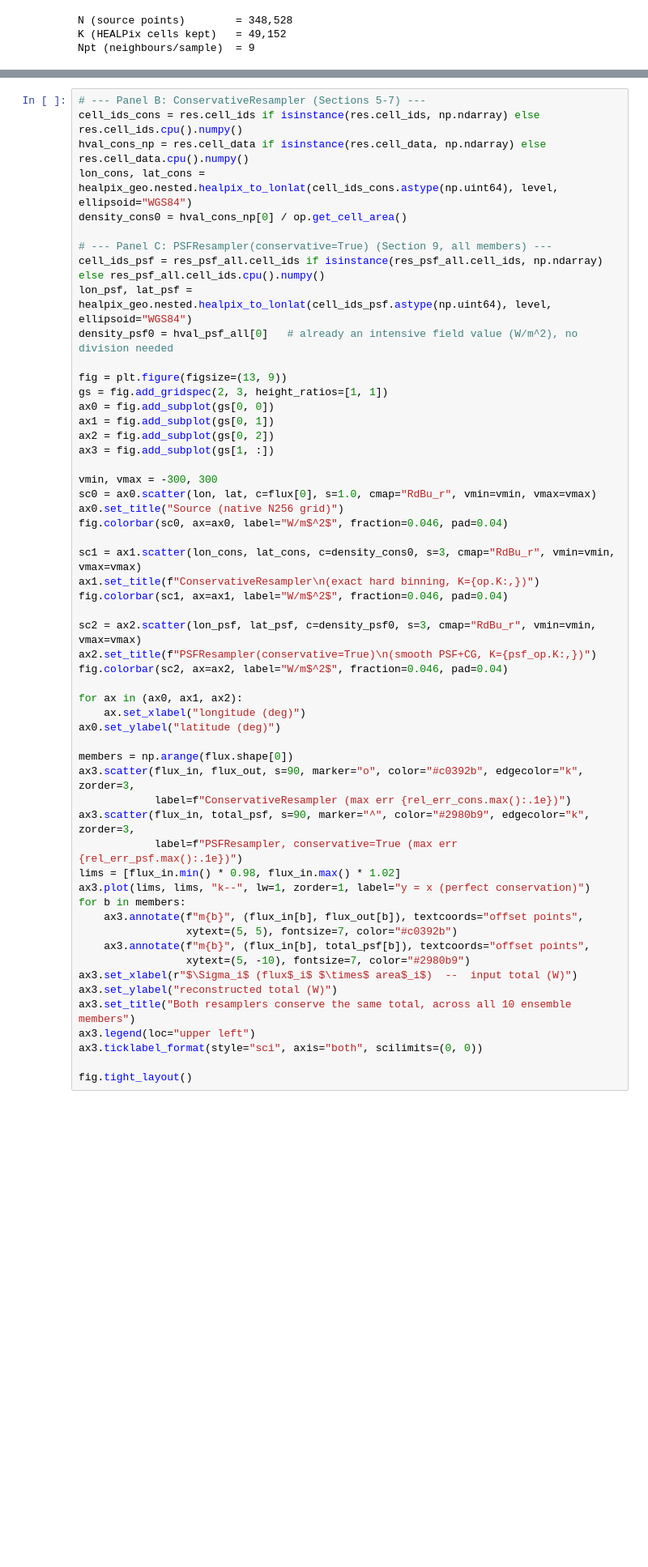
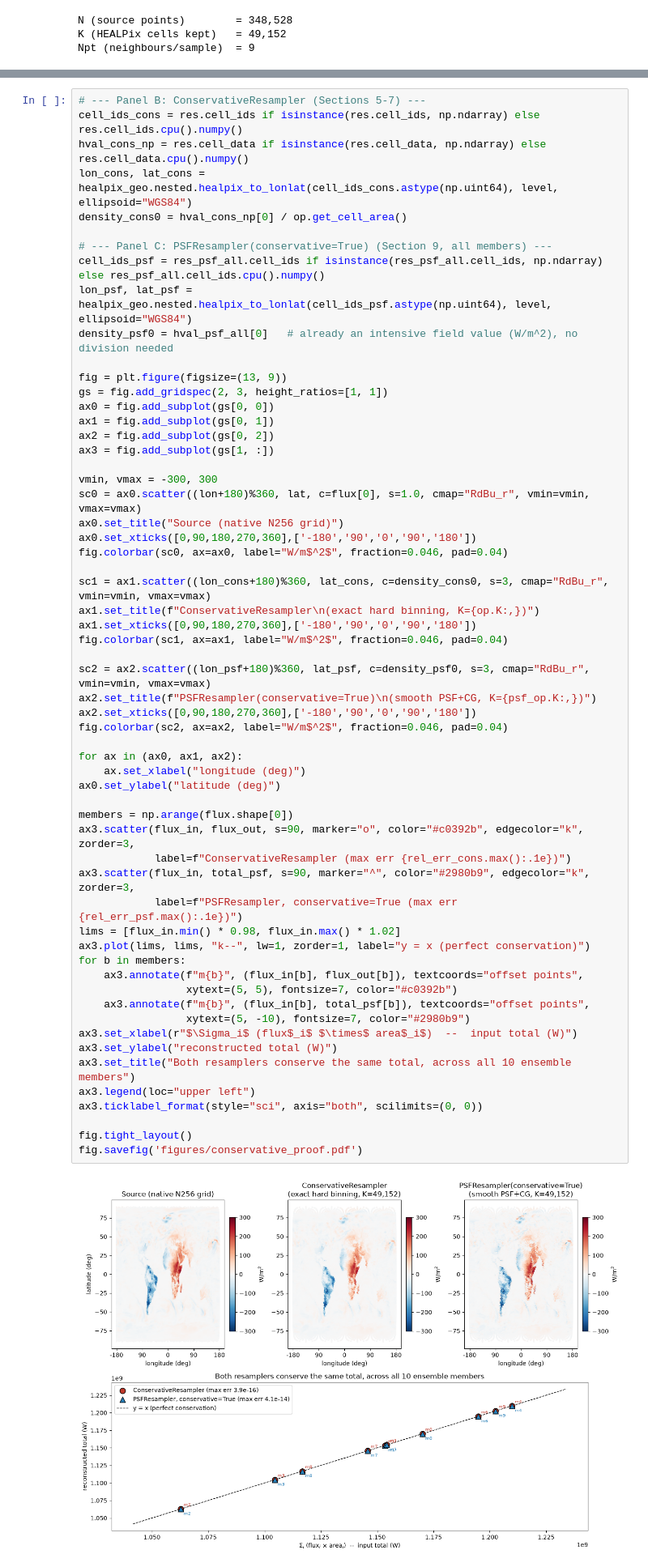
Before and after one commit to GRID4EARTH/healpix-resample, a Jupyter notebook: notebooks/conservative_flux_ERA5.ipynb, the cells around one changed output, grey strips where cells are left out. Shown at 81% size. Drawn from its saved outputs; the diff is of its cells as text; blank space fills up the shorter version.

```diff
--- a/notebooks/conservative_flux_ERA5.ipynb
+++ b/notebooks/conservative_flux_ERA5.ipynb
@@ -595,41 +613,47 @@ ax2 = fig.add_subplot(gs[0, 2])
 ax3 = fig.add_subplot(gs[1, :])
 
 vmin, vmax = -300, 300
-sc0 = ax0.scatter(lon, lat, c=flux[0], s=1.0, cmap="RdBu_r", vmin=vmin, vmax=vmax)
+sc0 = ax0.scatter((lon+180)%360, lat, c=flux[0], s=1.0, cmap="RdBu_r", vmin=vmin, vmax=vmax)
 ax0.set_title("Source (native N256 grid)")
+ax0.set_xticks([0,90,180,270,360],['-180','90','0','90','180'])
 fig.colorbar(sc0, ax=ax0, label="W/m$^2$", fraction=0.046, pad=0.04)
 
-sc1 = ax1.scatter(lon_cons, lat_cons, c=density_cons0, s=3, cmap="RdBu_r", vmin=vmin, vmax=vmax)
+sc1 = ax1.scatter((lon_cons+180)%360, lat_cons, c=density_cons0, s=3, cmap="RdBu_r", vmin=vmin, vmax=vmax)
 ax1.set_title(f"ConservativeResampler\n(exact hard binning, K={op.K:,})")
+ax1.set_xticks([0,90,180,270,360],['-180','90','0','90','180'])
 fig.colorbar(sc1, ax=ax1, label="W/m$^2$", fraction=0.046, pad=0.04)
 
-sc2 = ax2.scatter(lon_psf, lat_psf, c=density_psf0, s=3, cmap="RdBu_r", vmin=vmin, vmax=vmax)
+sc2 = ax2.scatter((lon_psf+180)%360, lat_psf, c=density_psf0, s=3, cmap="RdBu_r", vmin=vmin, vmax=vmax)
 ax2.set_title(f"PSFResampler(conservative=True)\n(smooth PSF+CG, K={psf_op.K:,})")
+ax2.set_xticks([0,90,180,270,360],['-180','90','0','90','180'])
 fig.colorbar(sc2, ax=ax2, label="W/m$^2$", fraction=0.046, pad=0.04)
 
 for ax in (ax0, ax1, ax2):
     ax.set_xlabel("longitude (deg)")
 ax0.set_ylabel("latitude (deg)")
 
 members = np.arange(flux.shape[0])
 ax3.scatter(flux_in, flux_out, s=90, marker="o", color="#c0392b", edgecolor="k", zorder=3,
             label=f"ConservativeResampler (max err {rel_err_cons.max():.1e})")
 ax3.scatter(flux_in, total_psf, s=90, marker="^", color="#2980b9", edgecolor="k", zorder=3,
             label=f"PSFResampler, conservative=True (max err {rel_err_psf.max():.1e})")
 lims = [flux_in.min() * 0.98, flux_in.max() * 1.02]
 ax3.plot(lims, lims, "k--", lw=1, zorder=1, label="y = x (perfect conservation)")
 for b in members:
     ax3.annotate(f"m{b}", (flux_in[b], flux_out[b]), textcoords="offset points",
                  xytext=(5, 5), fontsize=7, color="#c0392b")
     ax3.annotate(f"m{b}", (flux_in[b], total_psf[b]), textcoords="offset points",
                  xytext=(5, -10), fontsize=7, color="#2980b9")
 ax3.set_xlabel(r"$\Sigma_i$ (flux$_i$ $\times$ area$_i$)  --  input total (W)")
 ax3.set_ylabel("reconstructed total (W)")
 ax3.set_title("Both resamplers conserve the same total, across all 10 ensemble members")
 ax3.legend(loc="upper left")
 ax3.ticklabel_format(style="sci", axis="both", scilimits=(0, 0))
 
 fig.tight_layout()
+fig.savefig('figures/conservative_proof.pdf')
+# %% [output]
+[figure, added]
 # %% [markdown]
 Both markers, for every one of the 10 ensemble members, sit on the same $y=x$ line as the
 input total -- `ConservativeResampler` by exact hard-binning bookkeeping, `PSFResampler` by
```
Also changed, not shown: parts of 2 cells of this notebook.
